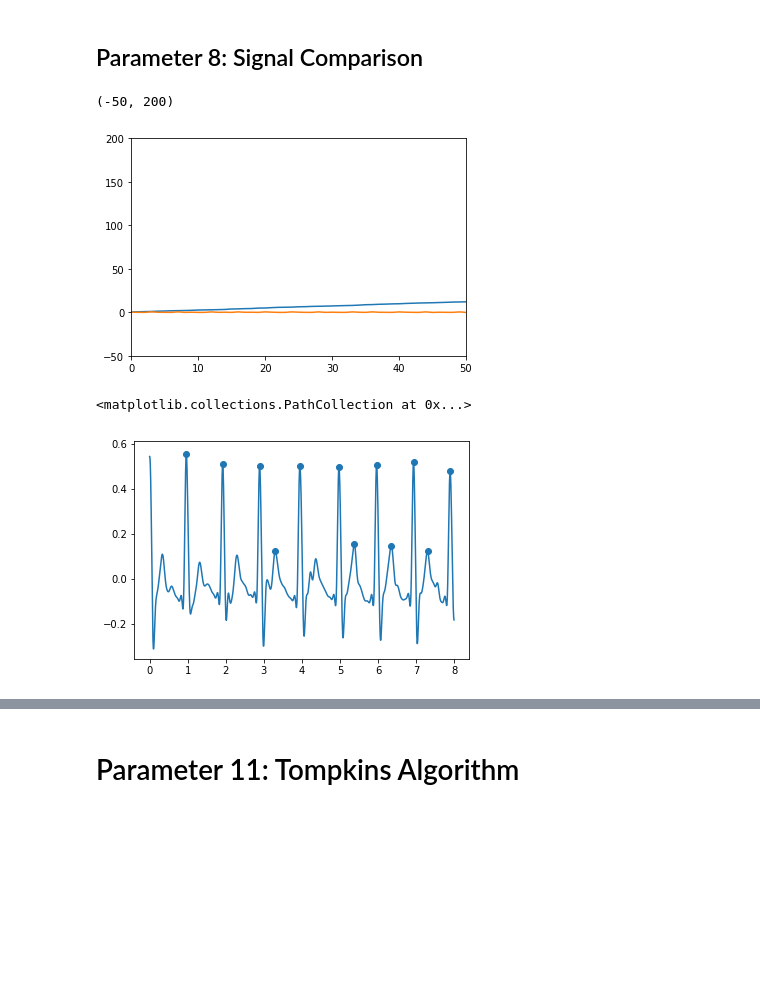
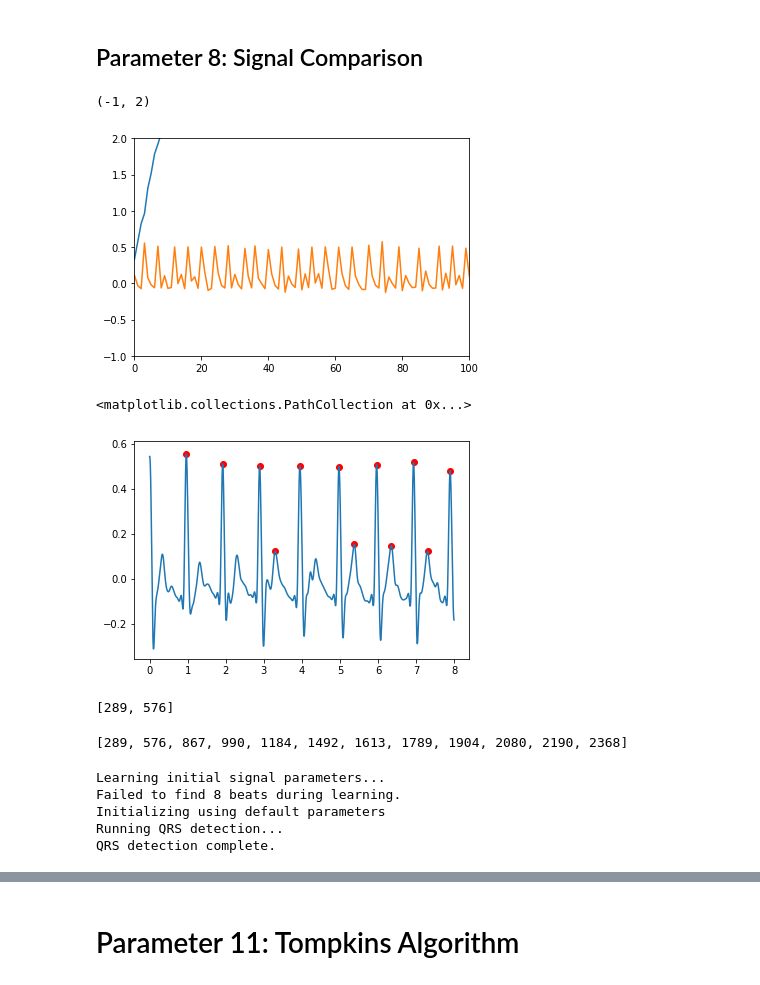
Before and after one commit to AhmadChaiban/War_on_arrhythmia, a Jupyter notebook: Thesis_Notebook.ipynb, the cells around one changed output, grey strips where cells are left out. Cells and saved outputs as stored; diff of their text form; code cells hidden in the pictures; blank space fills up the shorter version.

Commit message:
Added the second step to parameter 8
It is still incomplete at this point.

```diff
--- a/Thesis_Notebook.ipynb
+++ b/Thesis_Notebook.ipynb
@@ -74,10 +75,10 @@ MIT_signal_whole = wfdb.io.rdsamp("102")
 MIT_data = []
 for i in range(len(MIT_signal_whole[0])):
     MIT_data.append(MIT_signal_whole[0][i][0])
-MIT_data = np.array(MIT_data_first)
-plt.plot(MIT_signal)
+MIT_data = np.array(MIT_data)
+plt.plot(MIT_data)
 plt.xlim(0,600)
-MIT_data_first
+MIT_data
 # %% [output]
 array([-0.2  , -0.2  , -0.2  , ..., -0.17 , -0.195,  0.   ])
 [figure]
@@ -735,10 +752,11 @@ def M0_creator(signal,time):
     return M0
 # %%
 M0 = M0_creator(MIT_signal,time)
+
 plt.plot(M0)
-plt.xlim(0,50)
-plt.ylim(-50,200)
+plt.xlim(0,100)
+plt.ylim(-1,2)
 # %% [output]
-(-50, 200)
+(-1, 2)
-[figure, old version]
+[figure, new version]
 # %%
@@ -756,9 +774,9 @@ def real_maxes(t,signal,ty):
     return index_realM
 ### Check if what you did here is correct!
 # %%
-mm = real_maxes(time[0:2400],MIT_signal[0:2400],"(P")
+mm = step1(time[0:2400],MIT_signal[0:2400],"(P")
 plt.plot(time[0:2400],MIT_signal[0:2400])
-plt.scatter(time[mm],MIT_signal[mm])
+plt.scatter(time[mm],MIT_signal[mm],color="red")
 # %% [output]
 <matplotlib.collections.PathCollection at 0x...>
-[figure, old version]
+[figure, new version]
@@ -764,0 +802,16 @@ plt.scatter(time[mm],MIT_signal[mm])
+# %%
+step2_getI(MIT_signal[0:2400],time[0:2400],mm)
+# %% [output]
+[289, 576]
+# %%
+mm
+# %% [output]
+[289, 576, 867, 990, 1184, 1492, 1613, 1789, 1904, 2080, 2190, 2368]
+# %%
+qrs_inds = processing.xqrs_detect(sig=MIT_signal[0:2400], fs=360)
+# %% [output]
+Learning initial signal parameters...
+Failed to find 8 beats during learning.
+Initializing using default parameters
+Running QRS detection...
+QRS detection complete.
```
Also changed, not shown: parts of 16 cells of this notebook, 1 other file.
